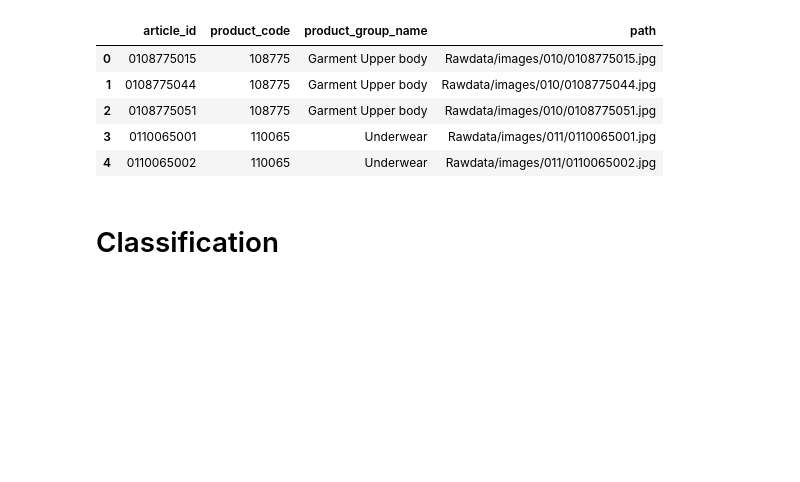
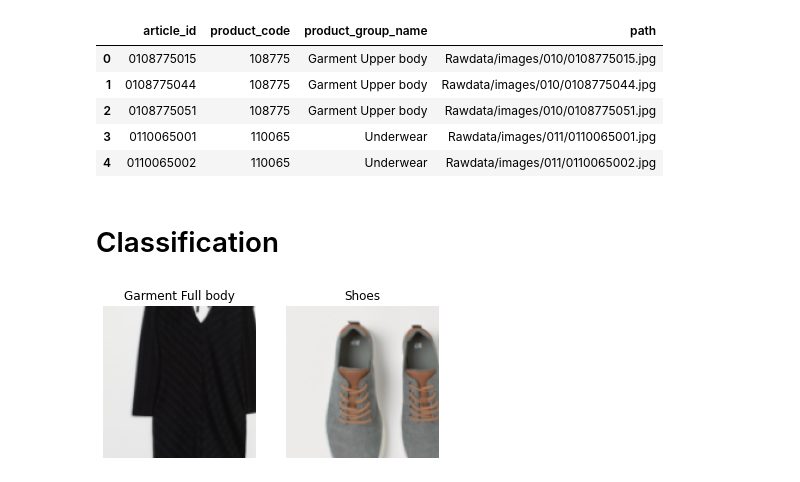
Before and after one commit to flostracke/kaggle_hm, a Jupyter notebook: starter.ipynb, the cells around one changed output. Saved outputs shown, nothing was run; the diff lists cells and outputs as text; code cells hidden in the pictures; blank space fills up the shorter version.

Commit message:
prepared training

```diff
--- a/starter.ipynb
+++ b/starter.ipynb
@@ -1,5 +1,7 @@
 # %% [markdown]
 # Prepare data
+# %%
+USE_SUBSET = True
 # %%
 import pandas as pd
 import glob
@@ -71,3 +74,22 @@ df.head()
 | 4 | 0110065002 | 110065 | Underwear | Rawdata/images/011/0110065002.jpg |
 # %% [markdown]
 # Classification
+# %%
+if USE_SUBSET:
+  df = df.groupby('product_group_name', group_keys=False).apply(lambda x: x.sample(4))
+# %%
+# refactor to functions if we want to serialize the learner later
+dblock = DataBlock(
+  blocks = (ImageBlock, CategoryBlock),
+  splitter = RandomSplitter(valid_pct=0.2, seed=42),
+  get_x = lambda r: r["path"],
+  get_y = lambda r: r["product_group_name"],
+  item_tfms = RandomResizedCrop(128),
+  batch_tfms = aug_transforms()
+)
+# %%
+dls = dblock.dataloaders(df, bs=2)
+# %%
+dls.train.show_batch()
+# %% [output]
+[figure, added]
```
Also changed, not shown: parts of 4 cells of this notebook.
